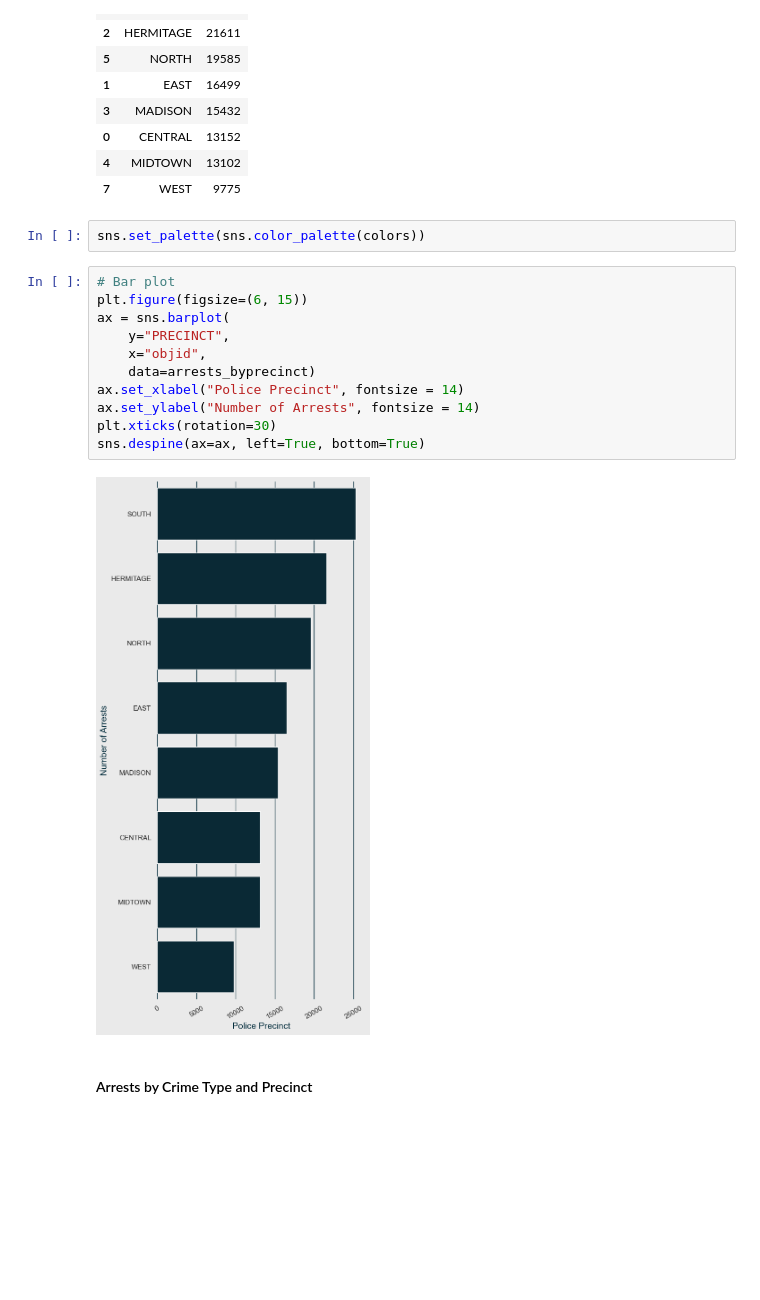
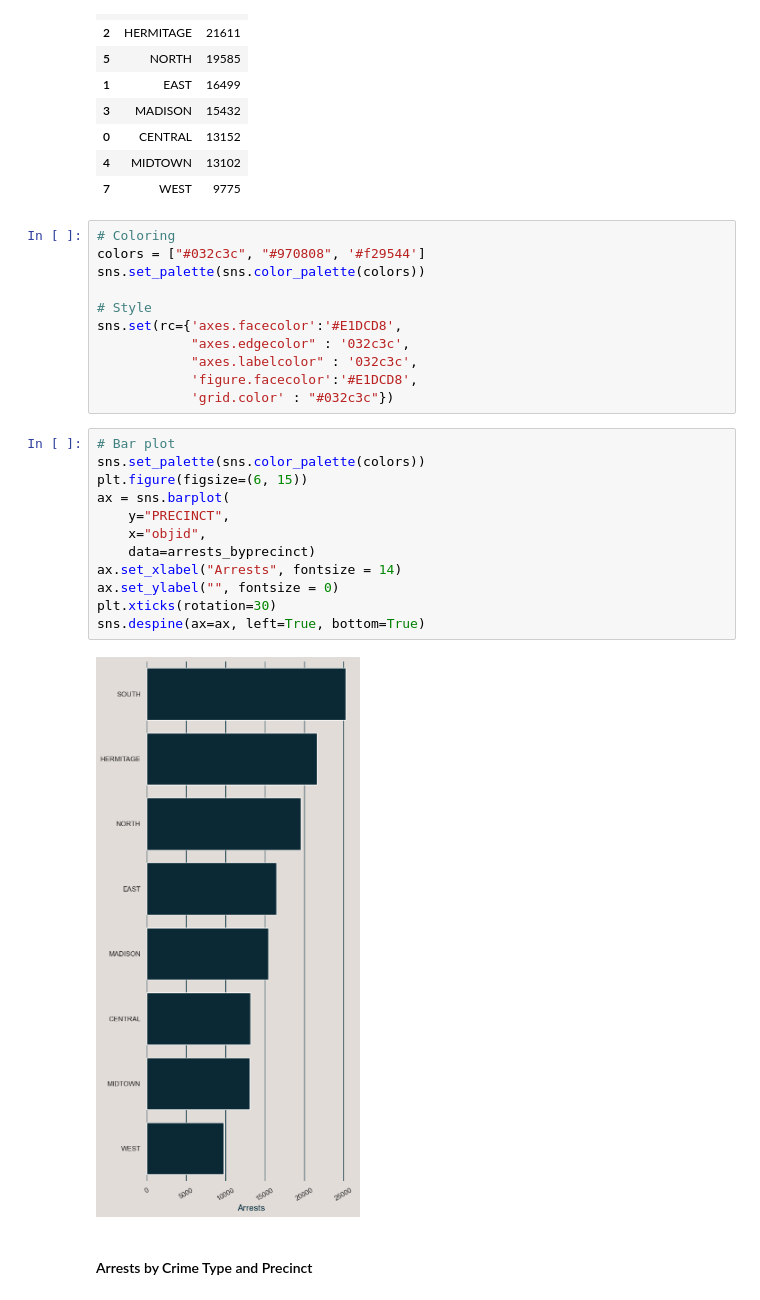
Before and after one commit to lou-knoble/capstone-nash-community-analysis, a Jupyter notebook: notebooks/crime_analysis.ipynb, the cells around one changed output. Saved outputs shown, nothing was run; the diff lists cells and outputs as text; blank space fills up the shorter version.

```diff
--- a/notebooks/crime_analysis.ipynb
+++ b/notebooks/crime_analysis.ipynb
@@ -1318,21 +1353,31 @@ arrests_byprecinct
 | 0 | CENTRAL | 13152 |
 | 4 | MIDTOWN | 13102 |
 | 7 | WEST | 9775 |
-# %%
-sns.set_palette(sns.color_palette(colors))
+# %%
+# Coloring
+colors = ["#032c3c", "#970808", '#f29544']
+sns.set_palette(sns.color_palette(colors))
+
+# Style
+sns.set(rc={'axes.facecolor':'#E1DCD8',
+            "axes.edgecolor" : '032c3c',
+            "axes.labelcolor" : '032c3c',
+            'figure.facecolor':'#E1DCD8',
+            'grid.color' : "#032c3c"})
 # %%
 # Bar plot
+sns.set_palette(sns.color_palette(colors))
 plt.figure(figsize=(6, 15))
 ax = sns.barplot(
     y="PRECINCT",
     x="objid",
     data=arrests_byprecinct)
-ax.set_xlabel("Police Precinct", fontsize = 14)
-ax.set_ylabel("Number of Arrests", fontsize = 14)
+ax.set_xlabel("Arrests", fontsize = 14)
+ax.set_ylabel("", fontsize = 0)
 plt.xticks(rotation=30)
 sns.despine(ax=ax, left=True, bottom=True)
 # %% [output]
-[figure, old version]
+[figure, new version]
 # %% [markdown]
 #### Arrests by Crime Type and Precinct
 # %%
```
Also changed, not shown: parts of 13 cells of this notebook.
